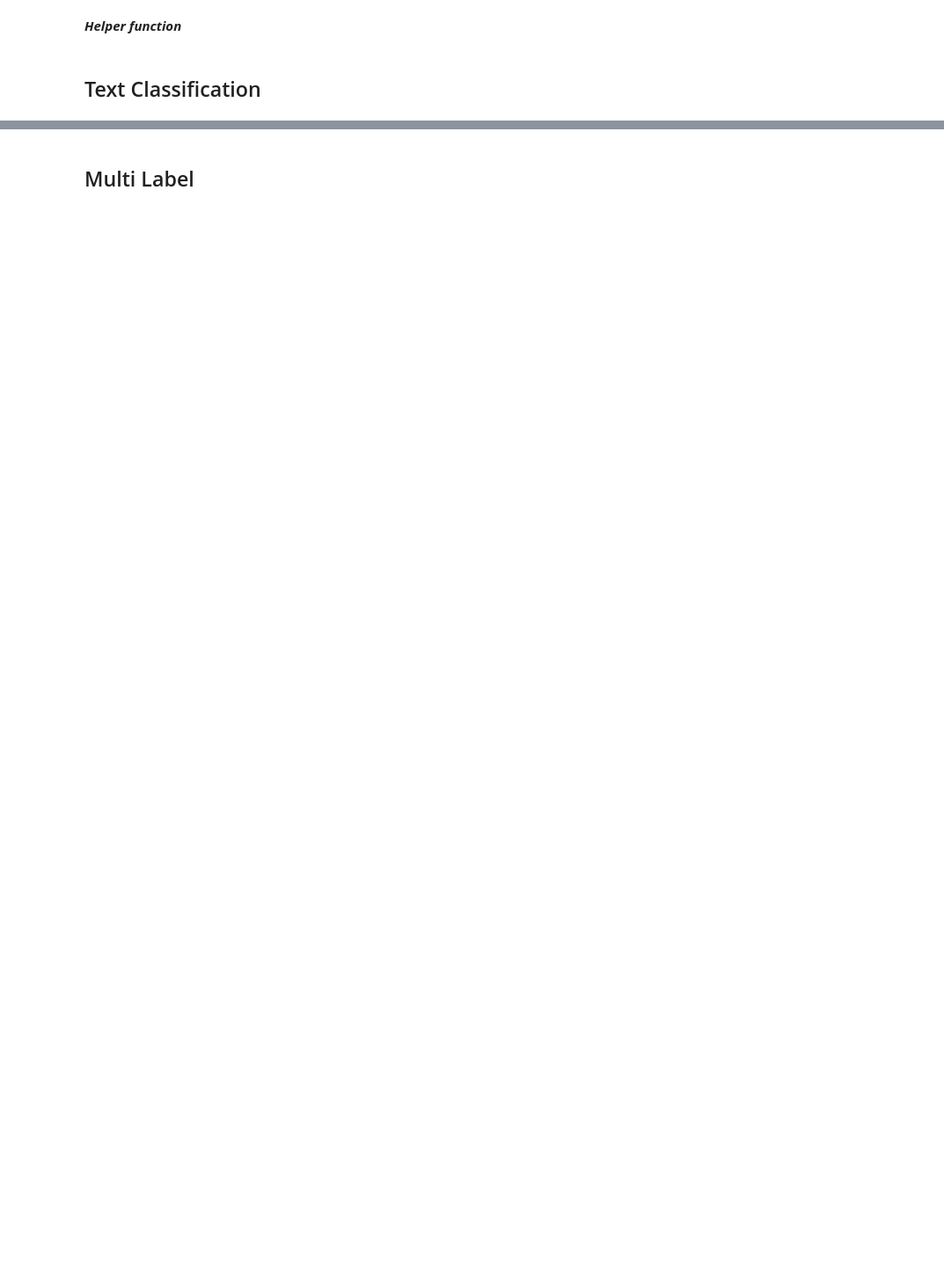
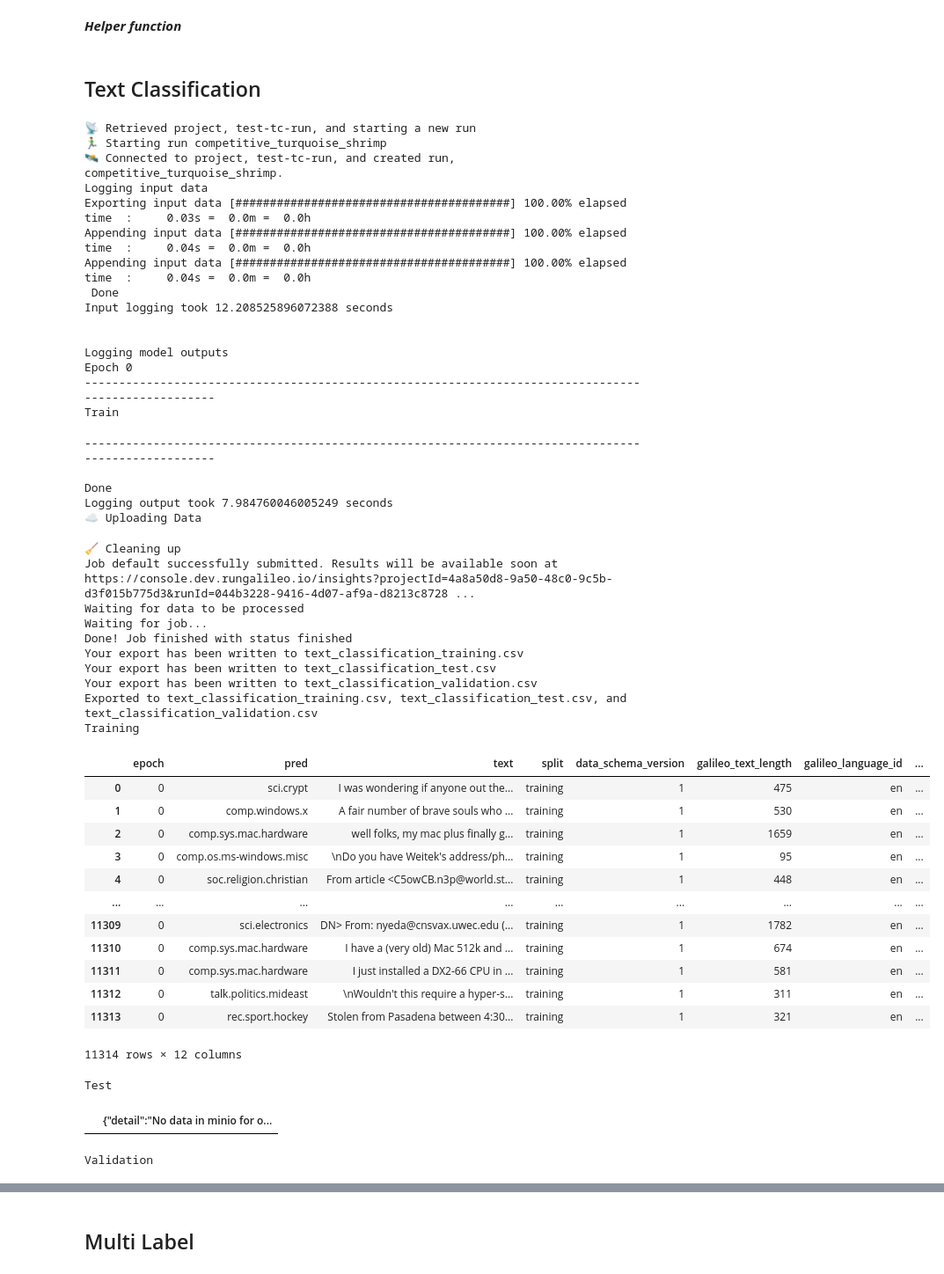
Before and after one commit to rungalileo/dataquality, a Jupyter notebook: docs/End to End runs per task type.ipynb, the cells around one changed output, grey strips where cells are left out. Shown at 88% size. Cells and saved outputs as stored; diff of their text form; code cells hidden in the pictures; blank space fills up the shorter version.

```diff
--- a/docs/End to End runs per task type.ipynb
+++ b/docs/End to End runs per task type.ipynb
@@ -69,7 +76,7 @@ dq.init("text_classification", "test-tc-run")
 
 BATCH_SIZE=8
 EMB_DIM=768
-NUM_EPOCHS=3
+NUM_EPOCHS=1
 
 
 newsgroups = fetch_20newsgroups(subset="train", remove=('headers', 'footers', 'quotes'))
@@ -101,31 +108,78 @@ print(f"Input logging took {time.time() - t_start} seconds\n\n")
 
 
 print("Logging model outputs")
 t_start = time.time()
 num_classes = dataset["label"].nunique()
 # Simulates model training loop
 for epoch_idx in range(NUM_EPOCHS):
     print(f"Epoch {epoch_idx}")
     print('-'*100)
-    for split in ["train", "test", "validation"]:
+    for split in ["train"]:#, "test", "validation"]:
         print(split.capitalize())
         dq.set_split(split)
         for i in tqdm(range(0, len(dataset), BATCH_SIZE)):
             batch = dataset[i : i + BATCH_SIZE]
             embeddings = generate_random_embeddings(len(batch), EMB_DIM)
             probs = generate_random_probabilities(len(batch), num_classes)
             dq.log_model_outputs(
                 embs=embeddings,
                 probs=probs,
                 epoch=epoch_idx,
                 ids=batch["id"],
             )
     print('-'*100,end="\n\n")
 
 print("Done")
 
 time_spent = time.time() - t_start
 print(f"Logging output took {time_spent} seconds")
 
 dq.finish()
 df_train, df_test, df_val = see_results()
+# %% [output]
+📡 Retrieved project, test-tc-run, and starting a new run
+🏃‍♂️ Starting run competitive_turquoise_shrimp
+🛰 Connected to project, test-tc-run, and created run, competitive_turquoise_shrimp.
+Logging input data
+Exporting input data [########################################] 100.00% elapsed time  :     0.03s =  0.0m =  0.0h
+Appending input data [########################################] 100.00% elapsed time  :     0.04s =  0.0m =  0.0h
+Appending input data [########################################] 100.00% elapsed time  :     0.04s =  0.0m =  0.0h
+ Done
+Input logging took 12.208525896072388 seconds
+
+
+Logging model outputs
+Epoch 0
+----------------------------------------------------------------------------------------------------
+Train
+----------------------------------------------------------------------------------------------------
+
+Done
+Logging output took 7.984760046005249 seconds
+☁️ Uploading Data
+🧹 Cleaning up
+Job default successfully submitted. Results will be available soon at https://console.dev.rungalileo.io/insights?projectId=4a8a50d8-9a50-48c0-9c5b-d3f015b775d3&runId=044b3228-9416-4d07-af9a-d8213c8728 ...
+Waiting for data to be processed
+Waiting for job...
+Done! Job finished with status finished
+Your export has been written to text_classification_training.csv
+Your export has been written to text_classification_test.csv
+Your export has been written to text_classification_validation.csv
+Exported to text_classification_training.csv, text_classification_test.csv, and text_classification_validation.csv
+Training
+|  | epoch | pred | text | split | data_schema_version | galileo_text_length | galileo_language_id | ... |
+| 0 | 0 | sci.crypt | I was wondering if anyone out the... | training | 1 | 475 | en | ... |
+| 1 | 0 | comp.windows.x | A fair number of brave souls who ... | training | 1 | 530 | en | ... |
+| 2 | 0 | comp.sys.mac.hardware | well folks, my mac plus finally g... | training | 1 | 1659 | en | ... |
+| 3 | 0 | comp.os.ms-windows.misc | \nDo you have Weitek's address/ph... | training | 1 | 95 | en | ... |
+| 4 | 0 | soc.religion.christian | From article <C5owCB.n3p@world.st... | training | 1 | 448 | en | ... |
+| ... | ... | ... | ... | ... | ... | ... | ... | ... |
+| 11309 | 0 | sci.electronics | DN> From: nyeda@cnsvax.uwec.edu (... | training | 1 | 1782 | en | ... |
+| 11310 | 0 | comp.sys.mac.hardware | I have a (very old) Mac 512k and ... | training | 1 | 674 | en | ... |
+| 11311 | 0 | comp.sys.mac.hardware | I just installed a DX2-66 CPU in ... | training | 1 | 581 | en | ... |
+| 11312 | 0 | talk.politics.mideast | \nWouldn't this require a hyper-s... | training | 1 | 311 | en | ... |
+| 11313 | 0 | rec.sport.hockey | Stolen from Pasadena between 4:30... | training | 1 | 321 | en | ... |
+11314 rows × 12 columns
+Test
+|  | {"detail":"No data in minio for o... |
+Validation
```
Also changed, not shown: parts of 4 cells of this notebook, 4 other files.
